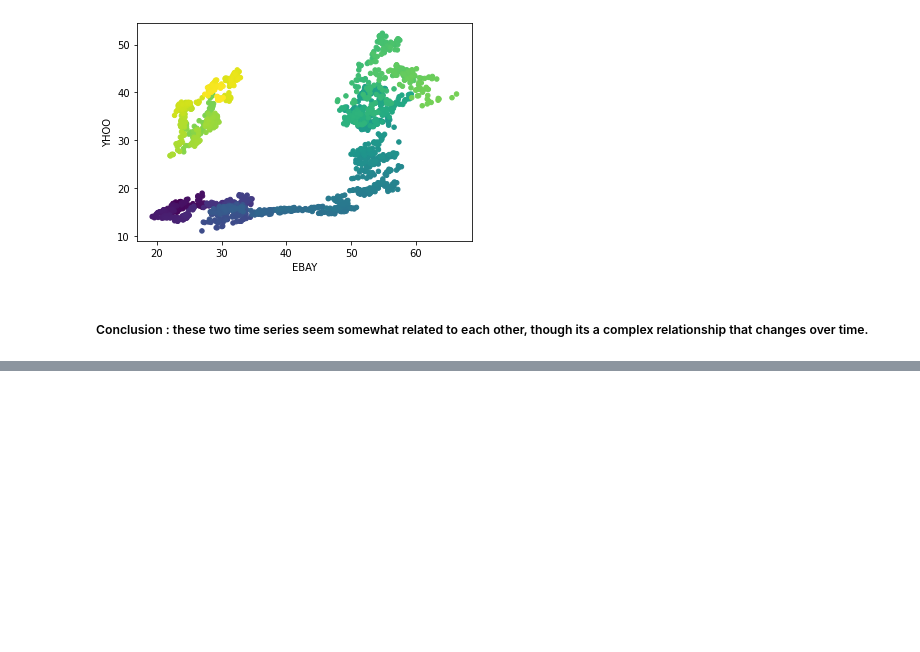
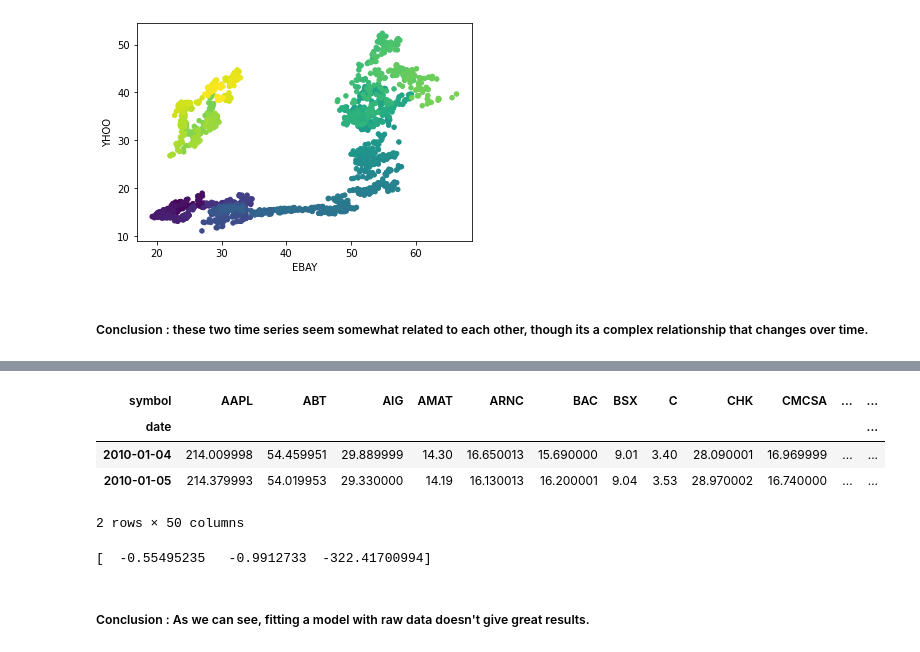
Before and after one commit to naikshubham/ML-for-Time-Series-Data, a Jupyter notebook: code/ML for Time Series Data.ipynb, the cells around one changed output, grey strips where cells are left out. Cells and saved outputs as stored; diff of their text form; code cells hidden in the pictures; blank space fills up the shorter version.

```diff
--- a/code/ML for Time Series Data.ipynb
+++ b/code/ML for Time Series Data.ipynb
@@ -506,0 +510,25 @@ plt.show()
+# %%
+prices = pd.read_csv('../data/prices.csv', index_col=['date'])
+all_prices = prices.pivot_table('close','date', 'symbol')
+all_prices.head(2)
+# %% [output]
+| symbol | AAPL | ABT | AIG | AMAT | ARNC | BAC | BSX | C | CHK | CMCSA | ... | ... |
+| date |  |  |  |  |  |  |  |  |  |  |  | ... |
+| 2010-01-04 | 214.009998 | 54.459951 | 29.889999 | 14.30 | 16.650013 | 15.690000 | 9.01 | 3.40 | 28.090001 | 16.969999 | ... | ... |
+| 2010-01-05 | 214.379993 | 54.019953 | 29.330000 | 14.19 | 16.130013 | 16.200001 | 9.04 | 3.53 | 28.970002 | 16.740000 | ... | ... |
+2 rows × 50 columns
+# %%
+from sklearn.linear_model import Ridge
+from sklearn.model_selection import cross_val_score
+
+# Use stock symbols to extract training data
+X = all_prices[['EBAY','NVDA','YHOO']]
+y = all_prices[['AAPL']]
+
+# Fit and score the model with cross-validation
+scores = cross_val_score(Ridge(), X, y, cv=3)
+print(scores)
+# %% [output]
+[  -0.55495235   -0.9912733  -322.41700994]
+# %% [markdown]
+##### Conclusion : As we can see, fitting a model with raw data doesn't give great results.
```
Also changed, not shown: parts of 9 cells of this notebook.
